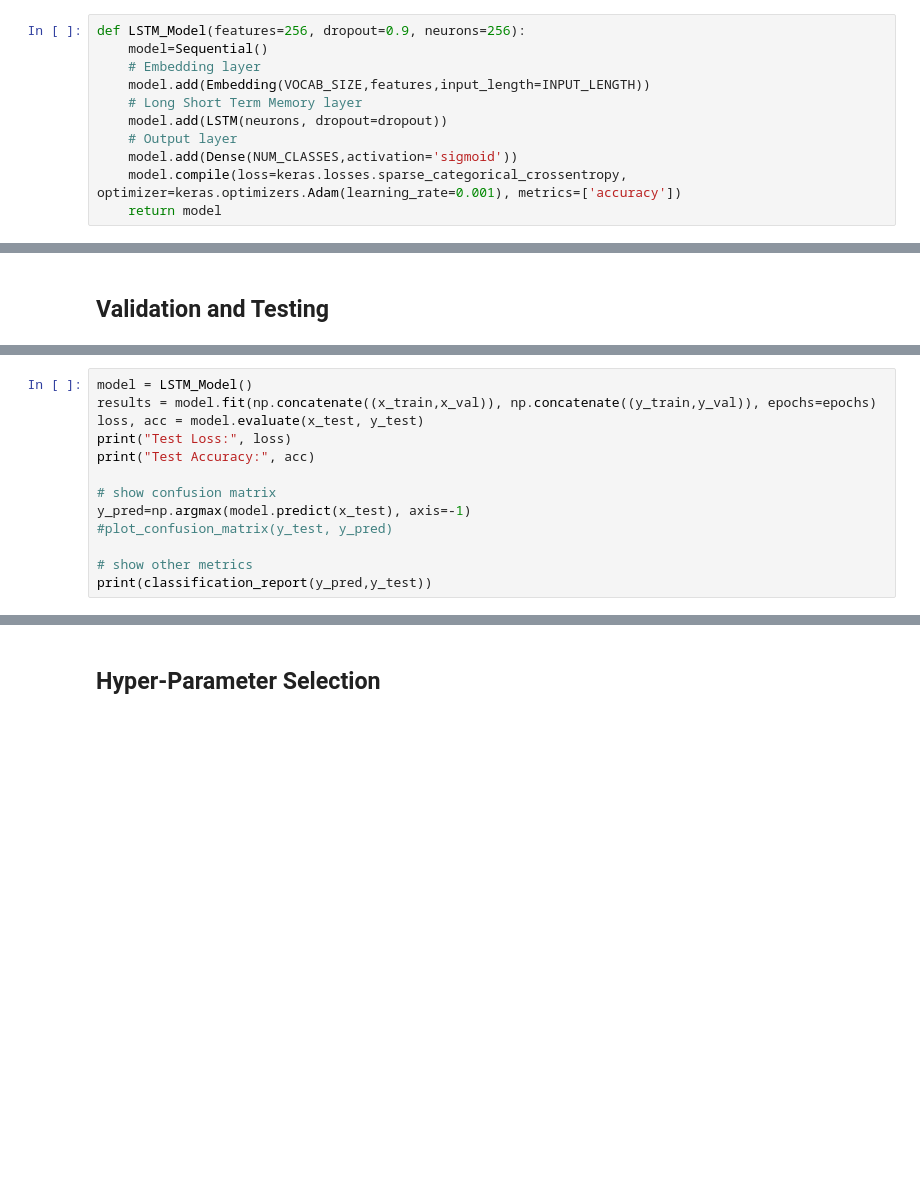
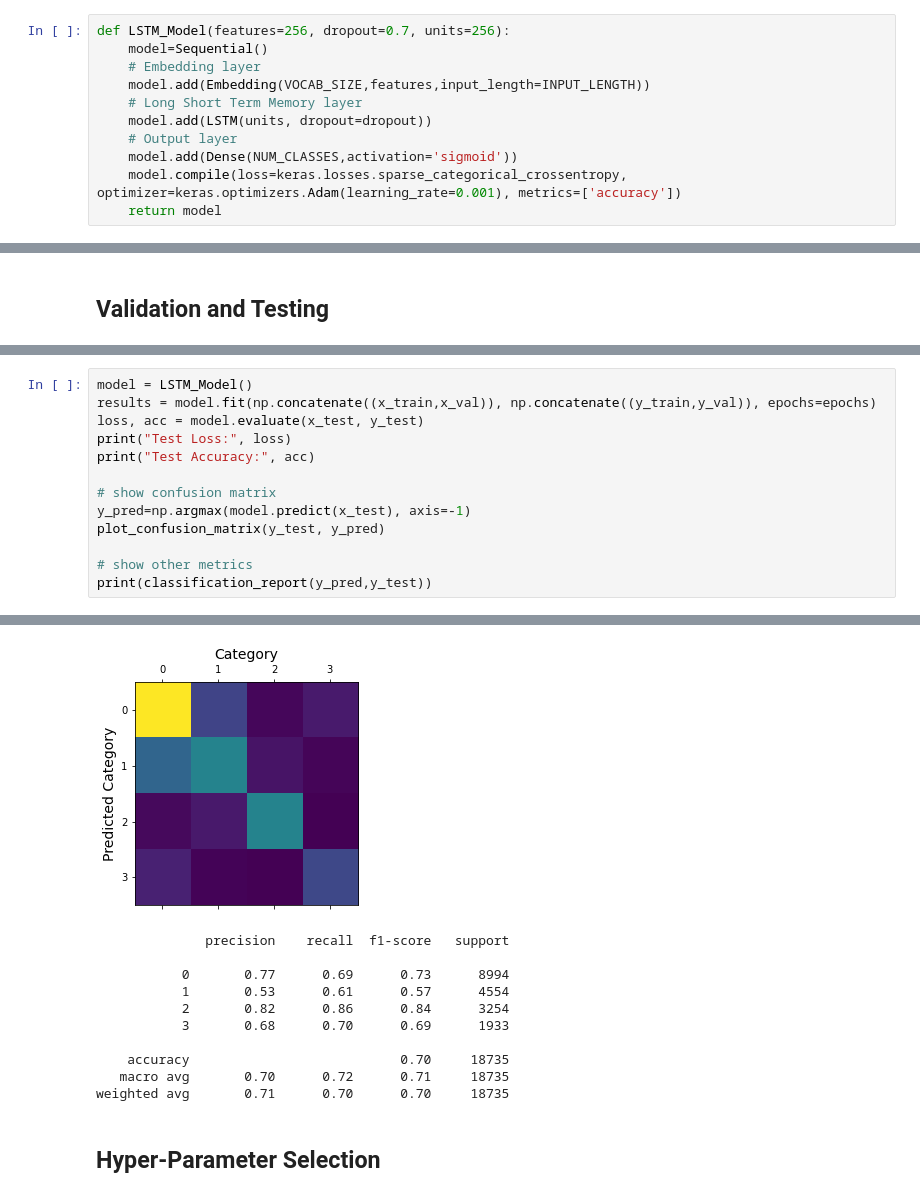
Before and after one commit to pedromiglou/Musical_Genre_Detection, a Jupyter notebook: LSTM.ipynb, the cells around one changed output, grey strips where cells are left out. Drawn from its saved outputs; the diff is of its cells as text; blank space fills up the shorter version.

Commit message:
LSTM finished

```diff
--- a/LSTM.ipynb
+++ b/LSTM.ipynb
@@ -84,12 +85,12 @@ x_train, y_train, x_val, y_val, x_test, y_test = split(x, y)
 # %% [markdown]
 ## Model
 # %%
-def LSTM_Model(features=256, dropout=0.9, neurons=256):
+def LSTM_Model(features=256, dropout=0.7, units=256):
     model=Sequential()
     # Embedding layer
     model.add(Embedding(VOCAB_SIZE,features,input_length=INPUT_LENGTH))
     # Long Short Term Memory layer
-    model.add(LSTM(neurons, dropout=dropout))
+    model.add(LSTM(units, dropout=dropout))
     # Output layer
     model.add(Dense(NUM_CLASSES,activation='sigmoid'))
     model.compile(loss=keras.losses.sparse_categorical_crossentropy, optimizer=keras.optimizers.Adam(learning_rate=0.001), metrics=['accuracy'])
@@ -153,7 +146,8 @@ print("Test Accuracy:", acc)
 
 # show confusion matrix
 y_pred=np.argmax(model.predict(x_test), axis=-1)
-#plot_confusion_matrix(y_test, y_pred)
+plot_confusion_matrix(y_test, y_pred)
 
 # show other metrics
 print(classification_report(y_pred,y_test))
+# %% [output]
@@ -160,3 +163,14 @@ print(classification_report(y_pred,y_test))
+[figure, added]
+              precision    recall  f1-score   support
+
+           0       0.77      0.69      0.73      8994
+           1       0.53      0.61      0.57      4554
+           2       0.82      0.86      0.84      3254
+           3       0.68      0.70      0.69      1933
+
+    accuracy                           0.70     18735
+   macro avg       0.70      0.72      0.71     18735
+weighted avg       0.71      0.70      0.70     18735
 # %% [markdown]
 ## Hyper-Parameter Selection
 # %% [markdown]
```
Also changed, not shown: parts of 20 cells of this notebook.
